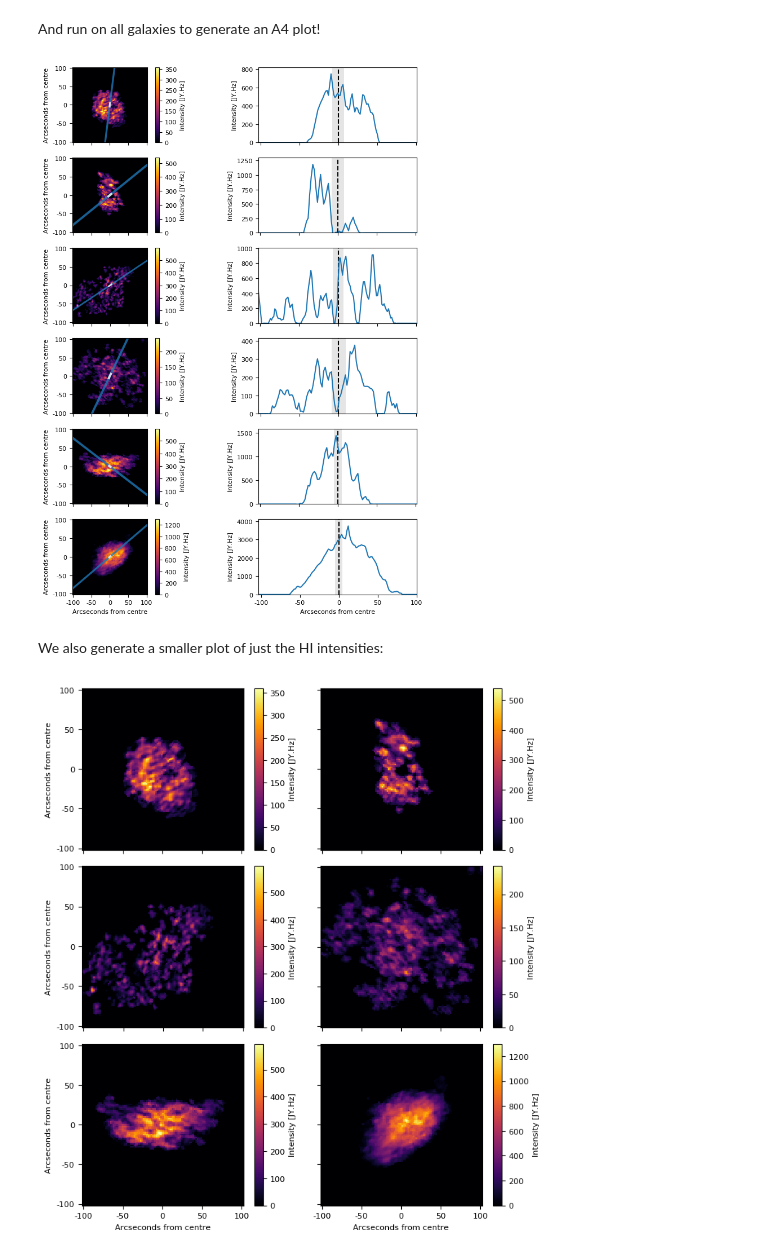
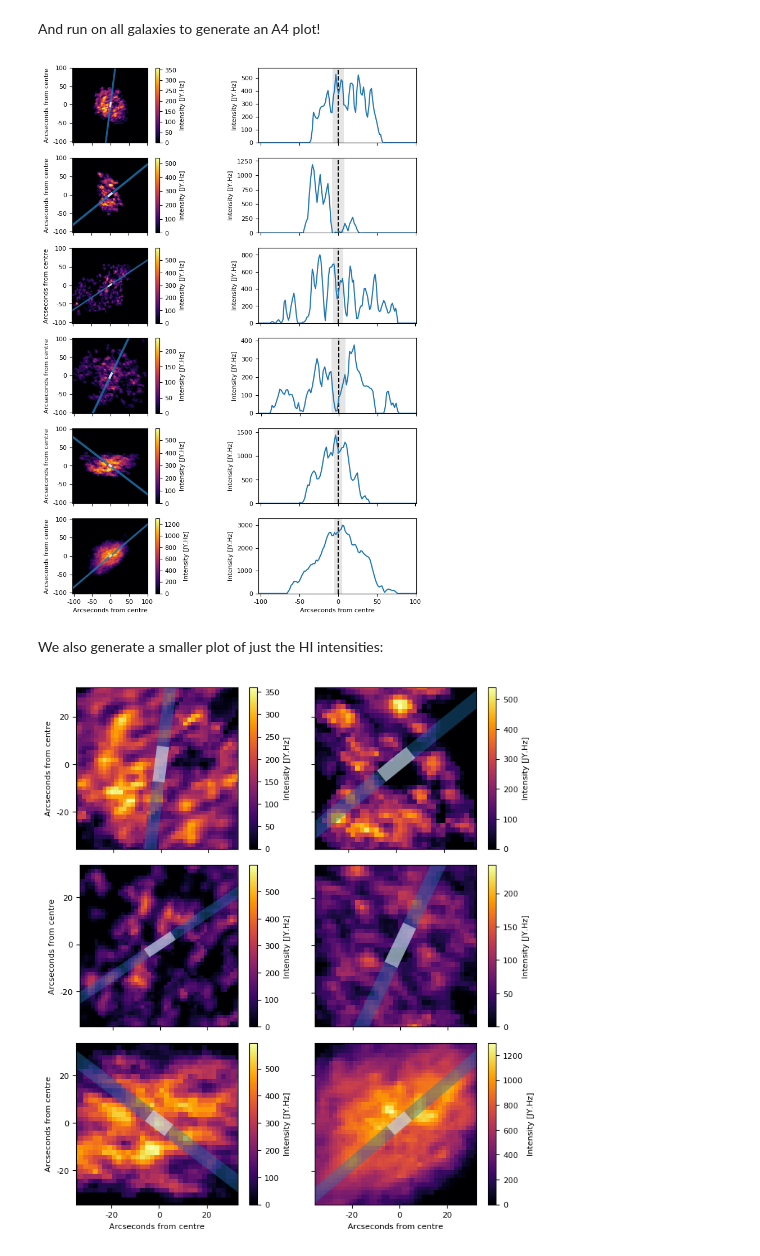
Before and after one commit to tingard/HI-plots-for-Lucy, a Jupyter notebook: main.ipynb, the cells around one changed output. Saved outputs shown, nothing was run; the diff lists cells and outputs as text; code cells hidden in the pictures.

```diff
--- a/main.ipynb
+++ b/main.ipynb
@@ -72,12 +74,11 @@ def makeGalaxyObject(galaxy):
     data = hIFits[0].data
 
     # Create a WCS object
-    w = WCS(df['file name'].iloc[0], naxis=2)
+    w = WCS(galaxy['file name'], naxis=2)
+    center = w.all_world2pix([[galaxy['ra'], galaxy['dec']]], 0)[0]
 
-    # Find the center point of the image in pixel coordinates
-    offset = np.array([galaxy['centerOffsetX'], galaxy['centerOffsetY']])
-    center = np.array(data.shape) / 2
-    center = (center + offset).astype(int)
+    # Find the offset of the center point of the galaxy from that of the image in pixel coordinates
+    offset = center - np.array(data.shape) / 2
 
     # Make use of scipy to rotate the array about its center
     hIRotated = ipt.rotate(data, galaxy['rotation'])
@@ -111,14 +112,16 @@ def makeGalaxyObject(galaxy):
         'middle': middle,
         'bar length': galaxy['bar length'] / galaxy['pixel size']
     }
+# %%
+galaxy = makeGalaxyObject(df.iloc[0])
 # %% [markdown]
 And run on all galaxies to generate an A4 plot!
 # %%
 fig = plt.figure(figsize=(8.27, 11.69), dpi=100)
-n = 60
+m = 60
 for rowIndex in range(len(df)):
     galaxy = makeGalaxyObject(df.iloc[rowIndex])
-    n = 60 * 1.7 / galaxy['pixel size']
+    n = m * 1.7 / galaxy['pixel size']
     # Choose the cropping we want
     lowerCrop = (galaxy['center'] - n).astype(int)
     upperCrop = (galaxy['center'] + n).astype(int)
@@ -239,19 +242,19 @@ for rowIndex in range(len(df)):
         plt.setp(ax.get_xticklabels(), visible=False)
 
 # Save the output
-plt.savefig('mosaic.png', bbox_inches='tight')
+# plt.savefig('mosaic.png', bbox_inches='tight')
 # %% [output]
-[figure, old version]
+[figure, new version]
 # %% [markdown]
 We also generate a smaller plot of just the HI intensities:
 # %%
-shouldShowBar = False
+shouldShowBar = True
 # %%
 fig = plt.figure(figsize=(8.1*0.8, 9*0.8), dpi=100)
 n = 60
 for index in range(len(df)):
     galaxy = makeGalaxyObject(df.iloc[index])
-    n = 60 * 1.7 / galaxy['pixel size']
+    n = m * 1.7 / galaxy['pixel size']
     # Choose the cropping we want
     lowerCrop = (galaxy['center'] - n).astype(int)
     upperCrop = (galaxy['center'] + n).astype(int)
@@ -316,31 +319,31 @@ for index in range(len(df)):
     else:
         ax.set_xlabel('Arcseconds from centre')
 
     if index % 2 == 0:
         ax.set_ylabel('Arcseconds from centre')
     else:
         plt.setp(ax.get_yticklabels(), visible=False)
 
     # setting limits to crop our image
     ax.set_xlim(lowerCrop[0], upperCrop[0])
     ax.set_ylim(lowerCrop[1], upperCrop[1])
 
     # adjust the positioning so we can fit the colorbar in
     fig.subplots_adjust(left=0.1, bottom=0.1, right=0.95, top=0.9, wspace=0.5)
 
     # add the colorbar axes
     cbar = plt.colorbar()
     cbar.set_label('Intensity [JY.Hz]')
 
     plt.subplots_adjust(
         left=0.0, right=1.0,
         bottom=0.0, top=1.0,
         wspace=0.05, hspace=0.1
     )
 # Save the output
 plt.savefig(
     'HI_intensities{}.png'.format('_bar' if shouldShowBar else ''),
     bbox_inches='tight'
 )
 # %% [output]
-[figure, old version]
+[figure, new version]
```
Also changed, not shown: parts of 1 cell of this notebook, 3 other files.
